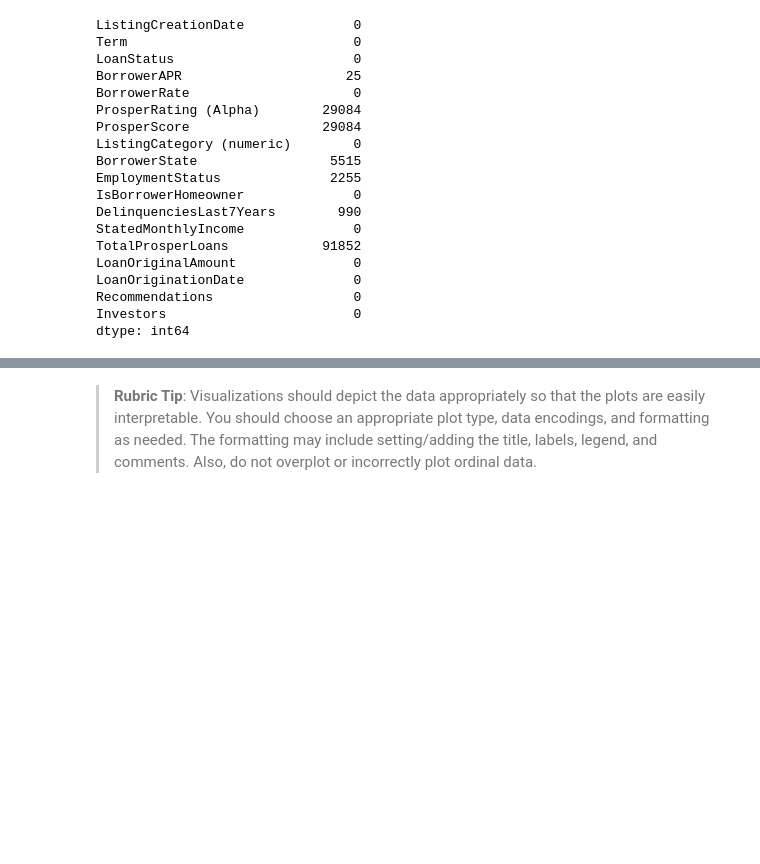
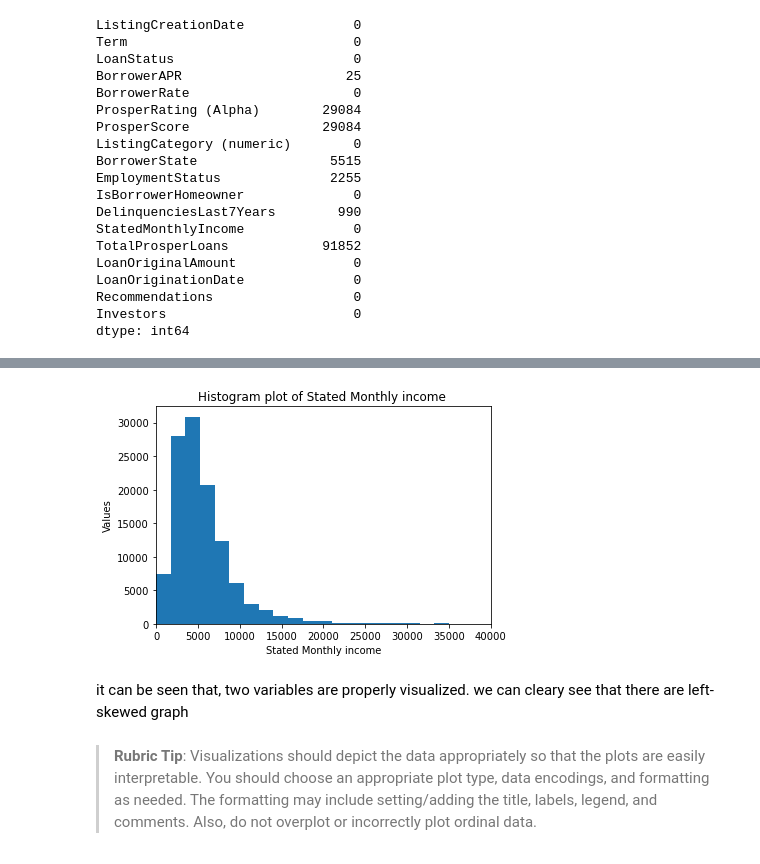
Before and after one commit to skevin-dev/communicate-data-findings, a Jupyter notebook: Notebooks/Part_I_exploration_data_analysis.ipynb, the cells around one changed output, grey strips where cells are left out. Drawn from its saved outputs; the diff is of its cells as text; code cells hidden in the pictures; blank space fills up the shorter version.

```diff
--- a/Notebooks/Part_I_exploration_data_analysis.ipynb
+++ b/Notebooks/Part_I_exploration_data_analysis.ipynb
@@ -149,3 +199,13 @@ and prepare yourself to look at relationships between variables.
+# %%
+plt.hist(data=df_used_cols, x='StatedMonthlyIncome', bins=1000)
+plt.xlim(0, 40000)
+plt.xlabel('Stated Monthly income')
+plt.ylabel('Values')
+plt.title('Histogram plot of Stated Monthly income ');
+# %% [output]
+[figure, added]
+# %% [markdown]
+it can be seen that, two variables are properly visualized. we can cleary see that there are left-skewed graph
 # %% [markdown]
 
 
```
Also changed, not shown: parts of 13 cells of this notebook.
